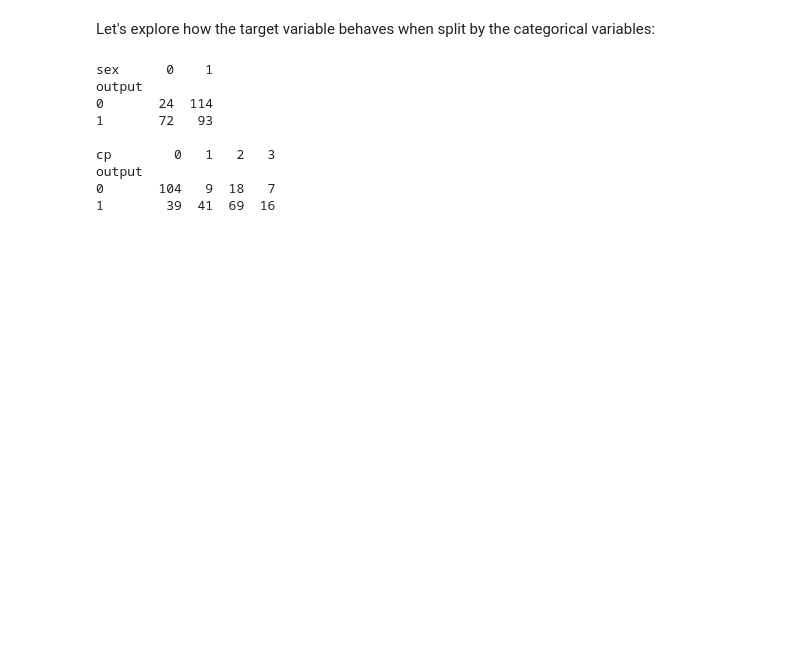
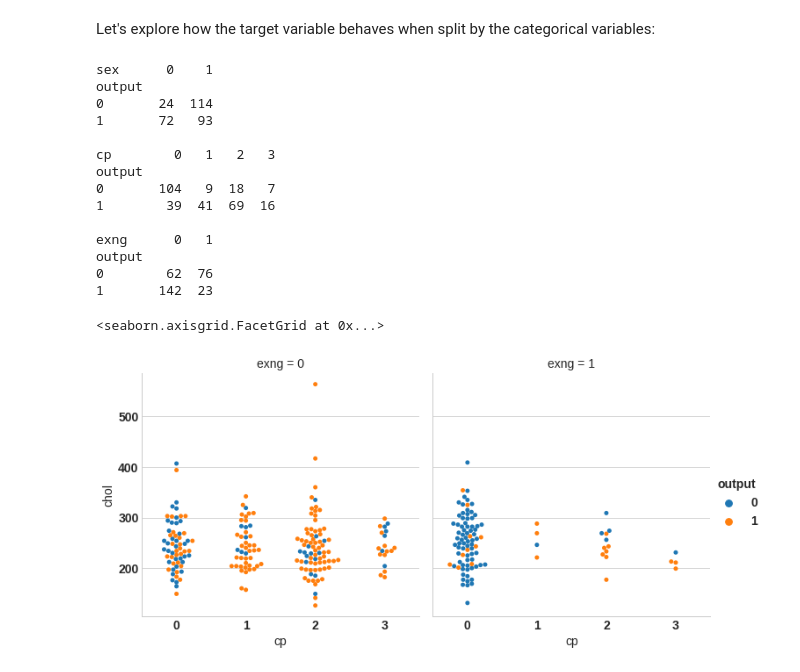
Before and after one commit to jesupb/Data_Science_Toolbox, a Jupyter notebook: Logistic_regression.ipynb, the cells around one changed output. Drawn from its saved outputs; the diff is of its cells as text; code cells hidden in the pictures; blank space fills up the shorter version.

```diff
--- a/Logistic_regression.ipynb
+++ b/Logistic_regression.ipynb
@@ -134,6 +133,7 @@ Let's explore how the target variable behaves when split by the categorical vari
 
 print(pd.crosstab(df_raw['output'], df_raw['sex']),'\n')
 print(pd.crosstab(df_raw['output'], df_raw['cp']), '\n')
+print(pd.crosstab(df_raw['output'], df_raw['exng']), '\n')
 # %% [output]
 sex      0    1
 output
@@ -144,3 +144,13 @@ cp        0   1   2   3
 output
 0       104   9  18   7
 1        39  41  69  16
+
+exng      0   1
+output
+0        62  76
+1       142  23
+# %%
+sns.catplot(x="cp", y="chol", hue="output", col = 'exng',kind="swarm", data=df_raw)
+# %% [output]
+<seaborn.axisgrid.FacetGrid at 0x...>
+[figure, added]
```
Also changed, not shown: parts of 18 cells of this notebook.
